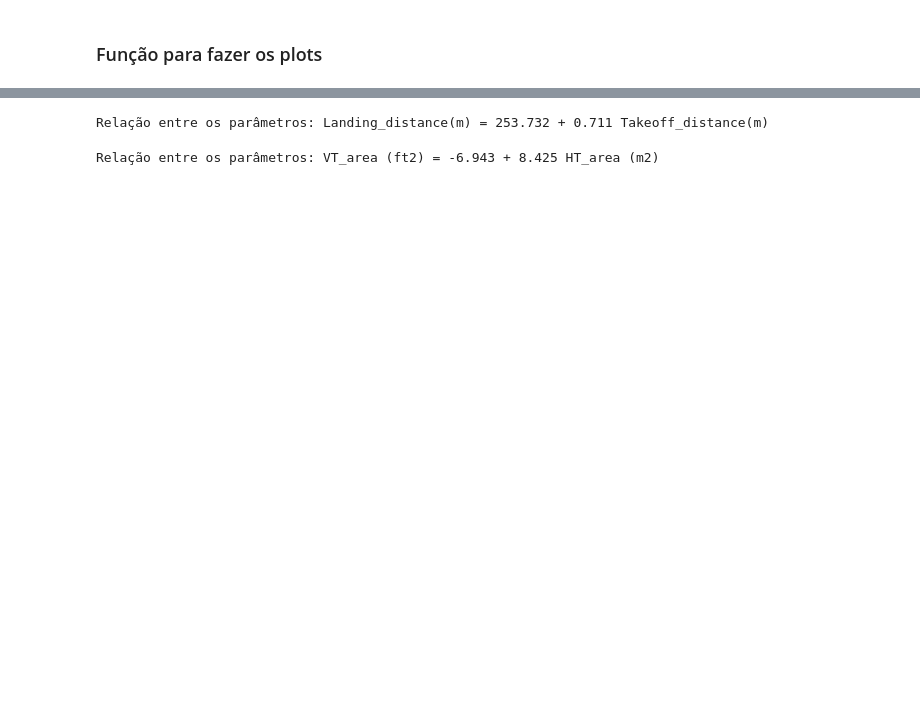
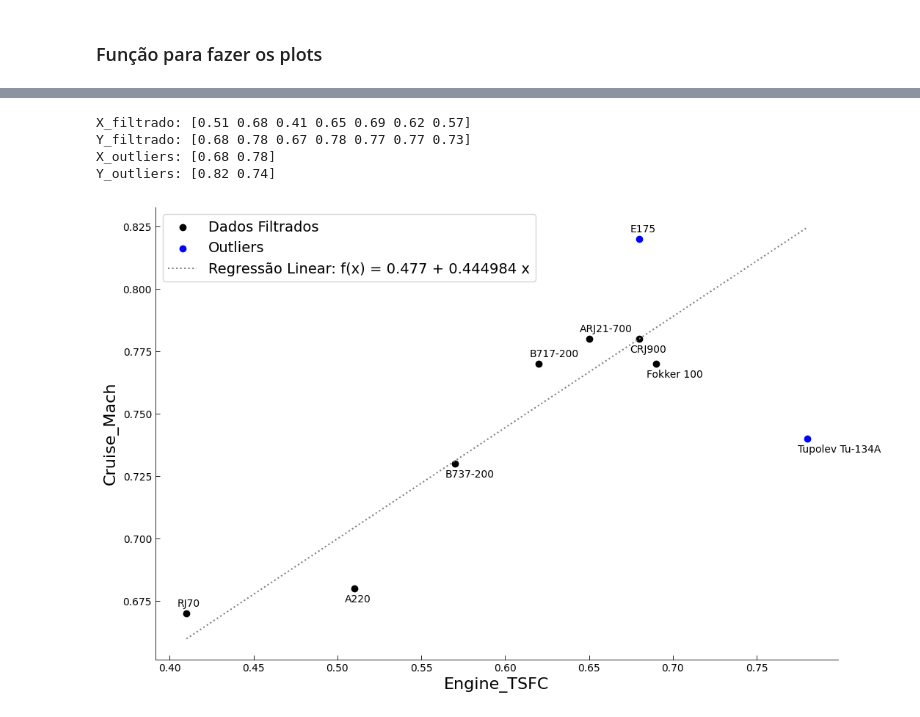
Before and after one commit to TatiPasold/PRJ22, a Jupyter notebook: notebooks/lab1.ipynb, the cells around one changed output, grey strips where cells are left out. Saved outputs shown, nothing was run; the diff lists cells and outputs as text; code cells hidden in the pictures; blank space fills up the shorter version.

```diff
--- a/notebooks/lab1.ipynb
+++ b/notebooks/lab1.ipynb
@@ -170,10 +393,0 @@ Relação entre os parâmetros: Total_maximum_thrust (lbf) = -3849.936 + 0.731 M
-# %%
-# Takeoff_distance x Landing_distance
-plotar("Takeoff_distance(m)", "Landing_distance(m)")
-# %% [output]
-Relação entre os parâmetros: Landing_distance(m) = 253.732 + 0.711 Takeoff_distance(m)
-# %%
-# HT_area x VT_area
-plotar("HT_area (m2)", "VT_area (ft2)")
-# %% [output]
-Relação entre os parâmetros: VT_area (ft2) = -6.943 + 8.425 HT_area (m2)
@@ -179,0 +396,8 @@ Relação entre os parâmetros: VT_area (ft2) = -6.943 + 8.425 HT_area (m2)
+# %%
+plotar('Engine_TSFC', 'Cruise_Mach')
+# %% [output]
+X_filtrado: [0.51 0.68 0.41 0.65 0.69 0.62 0.57]
+Y_filtrado: [0.68 0.78 0.67 0.78 0.77 0.77 0.73]
+X_outliers: [0.68 0.78]
+Y_outliers: [0.82 0.74]
+[figure, added]
```
Also changed, not shown: parts of 19 cells of this notebook.
